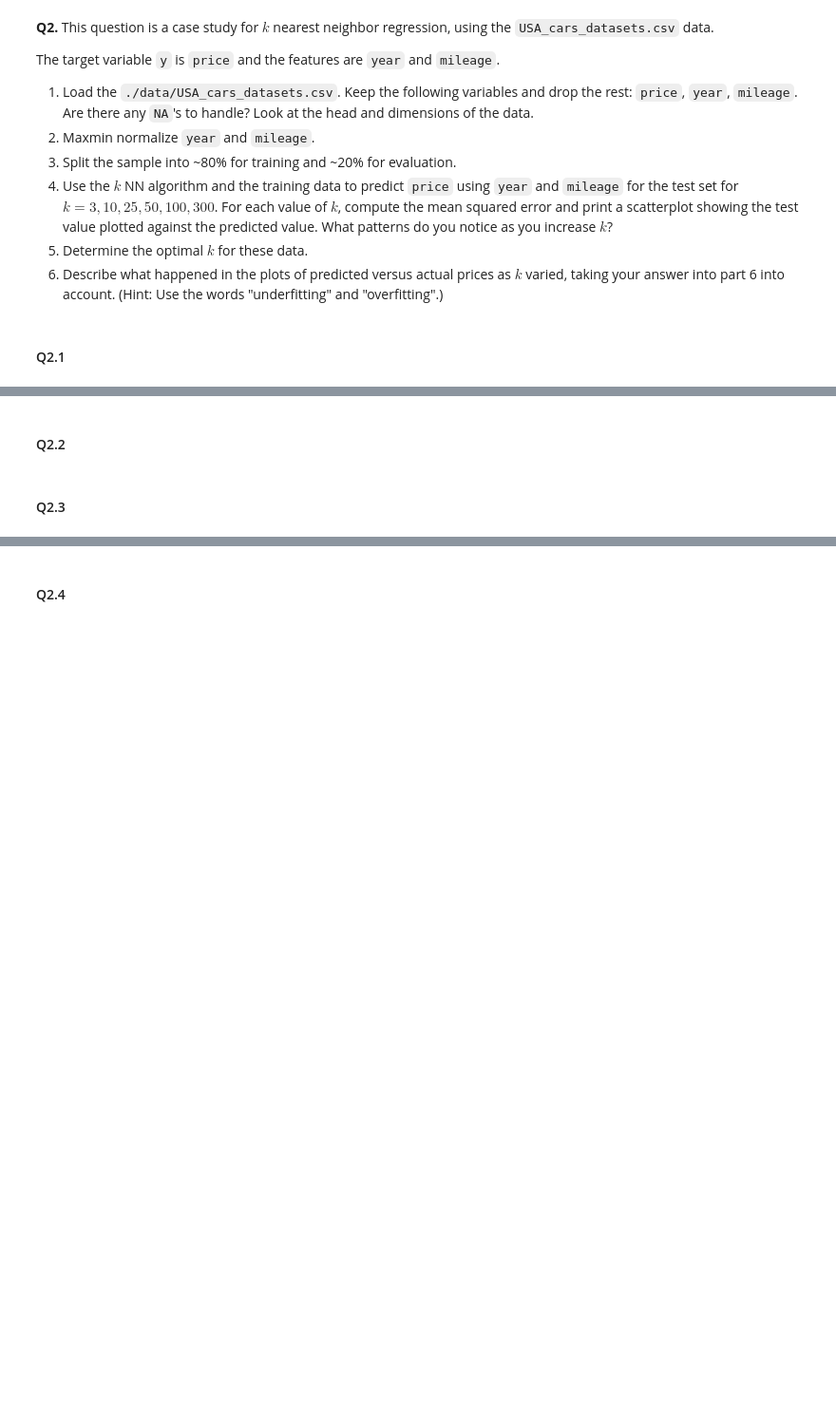
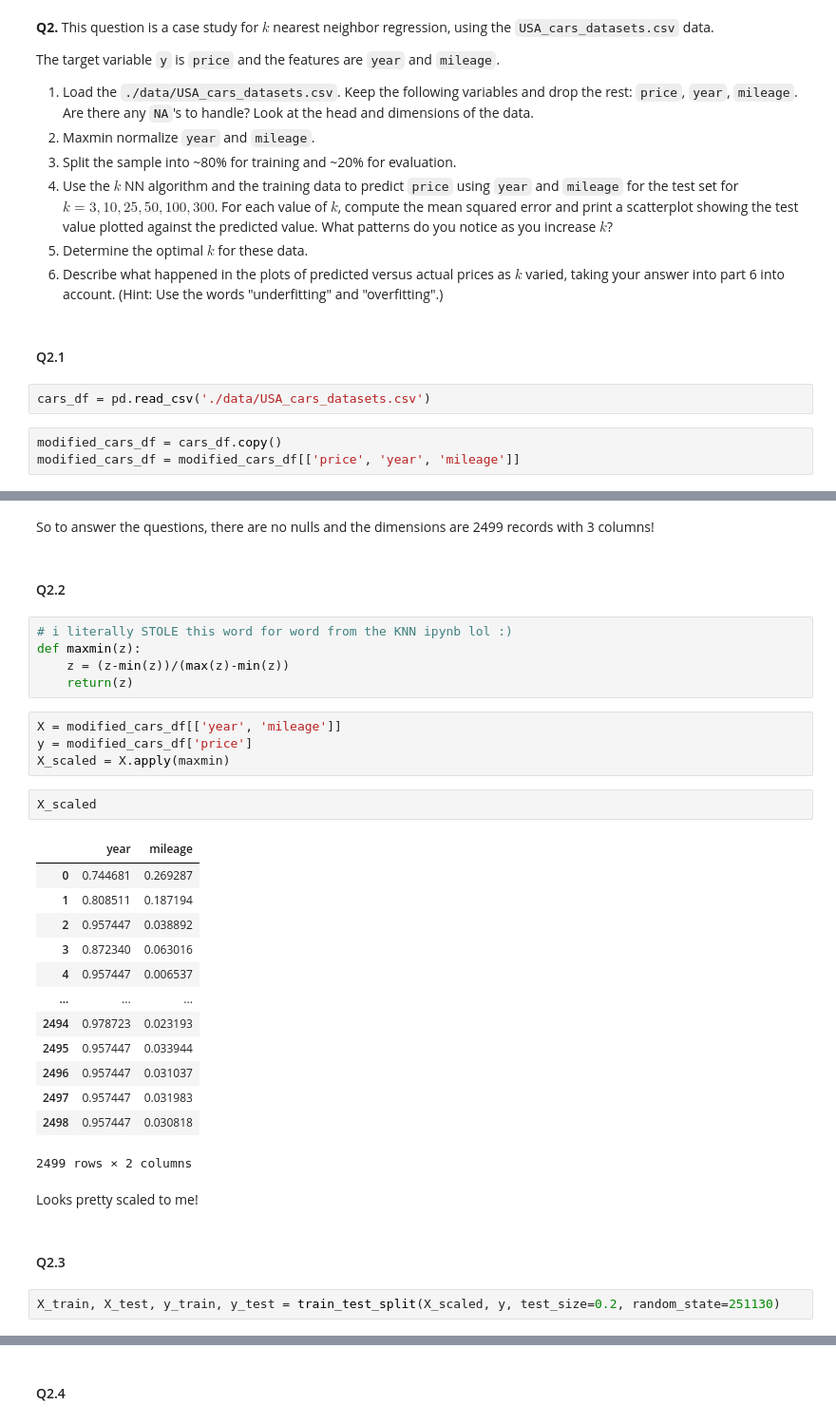
Before and after one commit to kevincha12/knn_assignment, a Jupyter notebook: assignment_knn.ipynb, the cells around one changed output, grey strips where cells are left out. Shown: that part at 95% size. Drawn from its saved outputs; the diff is of its cells as text; blank space fills up the shorter version.

```diff
--- a/assignment_knn.ipynb
+++ b/assignment_knn.ipynb
@@ -38,3 +51,8 @@ The target variable `y` is `price` and the features are `year` and `mileage`.
 6. Describe what happened in the plots of predicted versus actual prices as $k$ varied, taking your answer into part 6 into account. (Hint: Use the words "underfitting" and "overfitting".)
 # %% [markdown]
 #### Q2.1
+# %%
+cars_df = pd.read_csv('./data/USA_cars_datasets.csv')
+# %%
+modified_cars_df = cars_df.copy()
+modified_cars_df = modified_cars_df[['price', 'year', 'mileage']]
@@ -41,4 +85,35 @@ The target variable `y` is `price` and the features are `year` and `mileage`.
+# %% [markdown]
+So to answer the questions, there are no nulls and the dimensions are 2499 records with 3 columns!
 # %% [markdown]
 #### Q2.2
+# %%
+# i literally STOLE this word for word from the KNN ipynb lol :)
+def maxmin(z):
+    z = (z-min(z))/(max(z)-min(z))
+    return(z)
+# %%
+X = modified_cars_df[['year', 'mileage']]
+y = modified_cars_df['price']
+X_scaled = X.apply(maxmin)
+# %%
+X_scaled
+# %% [output]
+|  | year | mileage |
+| 0 | 0.744681 | 0.269287 |
+| 1 | 0.808511 | 0.187194 |
+| 2 | 0.957447 | 0.038892 |
+| 3 | 0.872340 | 0.063016 |
+| 4 | 0.957447 | 0.006537 |
+| ... | ... | ... |
+| 2494 | 0.978723 | 0.023193 |
+| 2495 | 0.957447 | 0.033944 |
+| 2496 | 0.957447 | 0.031037 |
+| 2497 | 0.957447 | 0.031983 |
+| 2498 | 0.957447 | 0.030818 |
+2499 rows × 2 columns
+# %% [markdown]
+Looks pretty scaled to me!
 # %% [markdown]
 #### Q2.3
+# %%
+X_train, X_test, y_train, y_test = train_test_split(X_scaled, y, test_size=0.2, random_state=251130)
```
Also changed, not shown: parts of 17 cells of this notebook.
